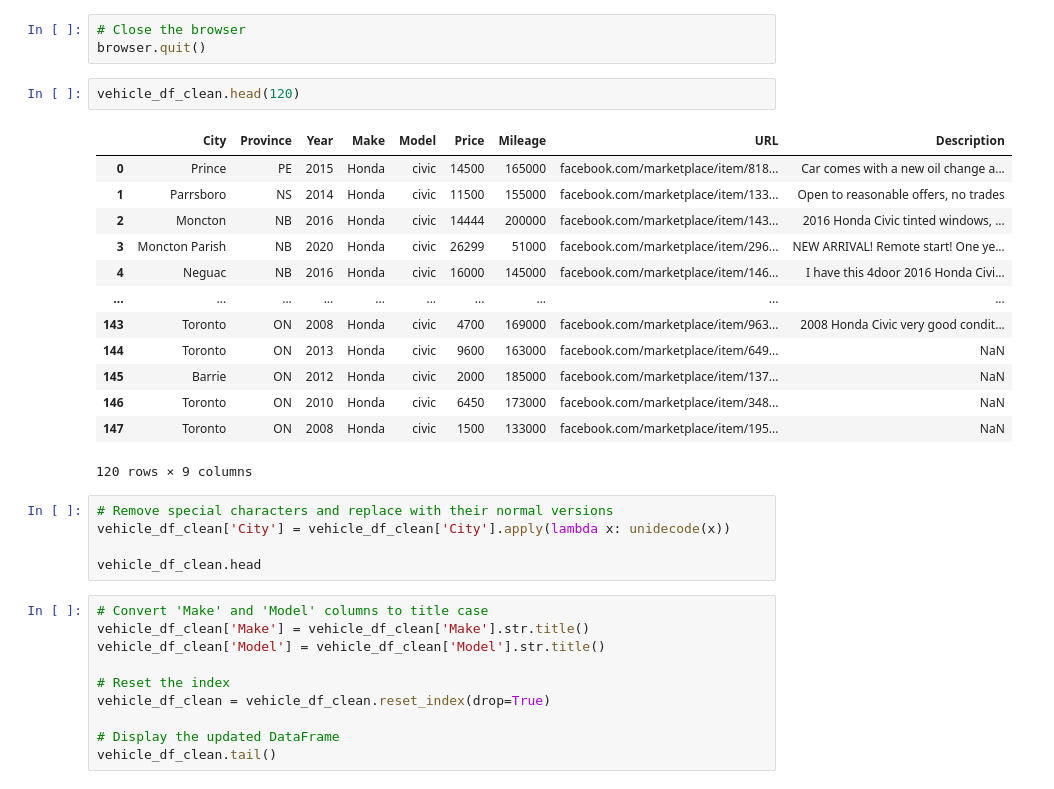
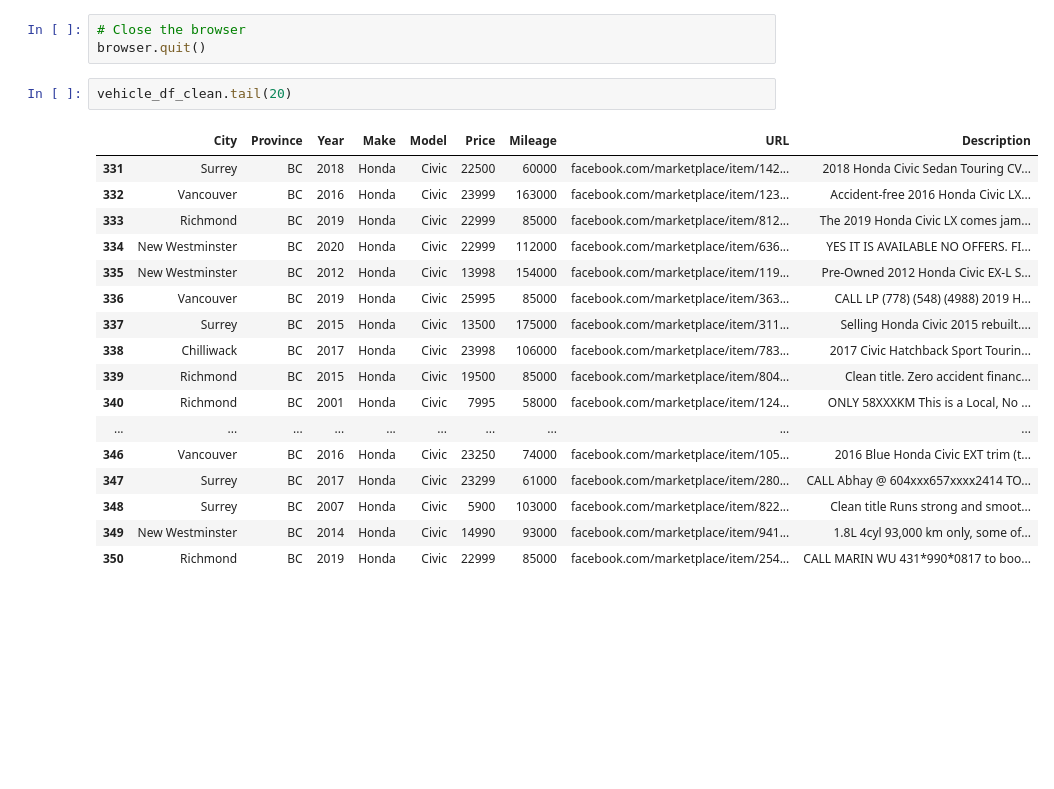
Before and after one commit to pietrostolf/Facebook-Marketplace-Analysis-Dashboard, a Jupyter notebook: Marketplace_Scraper_5.ipynb, the cells around one changed output. Drawn from its saved outputs; the diff is of its cells as text; blank space fills up the shorter version.

```diff
--- a/Marketplace_Scraper_5.ipynb
+++ b/Marketplace_Scraper_5.ipynb
@@ -442,34 +489,23 @@ Backtrace:
 # %%
 # Close the browser
 browser.quit()
-# %%
-vehicle_df_clean.head(120)
-# %% [output]
-|  | City | Province | Year | Make | Model | Price | Mileage | URL | Description |
-| 0 | Prince | PE | 2015 | Honda | civic | 14500 | 165000 | facebook.com/marketplace/item/818... | Car comes with a new oil change a... |
-| 1 | Parrsboro | NS | 2014 | Honda | civic | 11500 | 155000 | facebook.com/marketplace/item/133... | Open to reasonable offers, no trades |
-| 2 | Moncton | NB | 2016 | Honda | civic | 14444 | 200000 | facebook.com/marketplace/item/143... | 2016 Honda Civic tinted windows, ... |
-| 3 | Moncton Parish | NB | 2020 | Honda | civic | 26299 | 51000 | facebook.com/marketplace/item/296... | NEW ARRIVAL! Remote start! One ye... |
-| 4 | Neguac | NB | 2016 | Honda | civic | 16000 | 145000 | facebook.com/marketplace/item/146... | I have this 4door 2016 Honda Civi... |
-| ... | ... | ... | ... | ... | ... | ... | ... | ... | ... |
-| 143 | Toronto | ON | 2008 | Honda | civic | 4700 | 169000 | facebook.com/marketplace/item/963... | 2008 Honda Civic very good condit... |
-| 144 | Toronto | ON | 2013 | Honda | civic | 9600 | 163000 | facebook.com/marketplace/item/649... | NaN |
-| 145 | Barrie | ON | 2012 | Honda | civic | 2000 | 185000 | facebook.com/marketplace/item/137... | NaN |
-| 146 | Toronto | ON | 2010 | Honda | civic | 6450 | 173000 | facebook.com/marketplace/item/348... | NaN |
-| 147 | Toronto | ON | 2008 | Honda | civic | 1500 | 133000 | facebook.com/marketplace/item/195... | NaN |
-120 rows × 9 columns
-# %%
-# Remove special characters and replace with their normal versions
-vehicle_df_clean['City'] = vehicle_df_clean['City'].apply(lambda x: unidecode(x))
-
-vehicle_df_clean.head
-# %%
-# Convert 'Make' and 'Model' columns to title case
-vehicle_df_clean['Make'] = vehicle_df_clean['Make'].str.title()
-vehicle_df_clean['Model'] = vehicle_df_clean['Model'].str.title()
-
-# Reset the index
-vehicle_df_clean = vehicle_df_clean.reset_index(drop=True)
-
-# Display the updated DataFrame
-vehicle_df_clean.tail()
+# %%
+vehicle_df_clean.tail(20)
+# %% [output]
+|  | City | Province | Year | Make | Model | Price | Mileage | URL | Description |
+| 331 | Surrey | BC | 2018 | Honda | Civic | 22500 | 60000 | facebook.com/marketplace/item/142... | 2018 Honda Civic Sedan Touring CV... |
+| 332 | Vancouver | BC | 2016 | Honda | Civic | 23999 | 163000 | facebook.com/marketplace/item/123... | Accident-free 2016 Honda Civic LX... |
+| 333 | Richmond | BC | 2019 | Honda | Civic | 22999 | 85000 | facebook.com/marketplace/item/812... | The 2019 Honda Civic LX comes jam... |
+| 334 | New Westminster | BC | 2020 | Honda | Civic | 22999 | 112000 | facebook.com/marketplace/item/636... | YES IT IS AVAILABLE NO OFFERS. FI... |
+| 335 | New Westminster | BC | 2012 | Honda | Civic | 13998 | 154000 | facebook.com/marketplace/item/119... | Pre-Owned 2012 Honda Civic EX-L S... |
+| 336 | Vancouver | BC | 2019 | Honda | Civic | 25995 | 85000 | facebook.com/marketplace/item/363... | CALL LP (778) (548) (4988) 2019 H... |
+| 337 | Surrey | BC | 2015 | Honda | Civic | 13500 | 175000 | facebook.com/marketplace/item/311... | Selling Honda Civic 2015 rebuilt.... |
+| 338 | Chilliwack | BC | 2017 | Honda | Civic | 23998 | 106000 | facebook.com/marketplace/item/783... | 2017 Civic Hatchback Sport Tourin... |
+| 339 | Richmond | BC | 2015 | Honda | Civic | 19500 | 85000 | facebook.com/marketplace/item/804... | Clean title. Zero accident financ... |
+| 340 | Richmond | BC | 2001 | Honda | Civic | 7995 | 58000 | facebook.com/marketplace/item/124... | ONLY 58XXXKM This is a Local, No ... |
+| ... | ... | ... | ... | ... | ... | ... | ... | ... | ... |
+| 346 | Vancouver | BC | 2016 | Honda | Civic | 23250 | 74000 | facebook.com/marketplace/item/105... | 2016 Blue Honda Civic EXT trim (t... |
+| 347 | Surrey | BC | 2017 | Honda | Civic | 23299 | 61000 | facebook.com/marketplace/item/280... | CALL Abhay @ 604xxx657xxxx2414 TO... |
+| 348 | Surrey | BC | 2007 | Honda | Civic | 5900 | 103000 | facebook.com/marketplace/item/822... | Clean title Runs strong and smoot... |
+| 349 | New Westminster | BC | 2014 | Honda | Civic | 14990 | 93000 | facebook.com/marketplace/item/941... | 1.8L 4cyl 93,000 km only, some of... |
+| 350 | Richmond | BC | 2019 | Honda | Civic | 22999 | 85000 | facebook.com/marketplace/item/254... | CALL MARIN WU 431*990*0817 to boo... |
```
Also changed, not shown: parts of 20 cells of this notebook, 1 other file.
